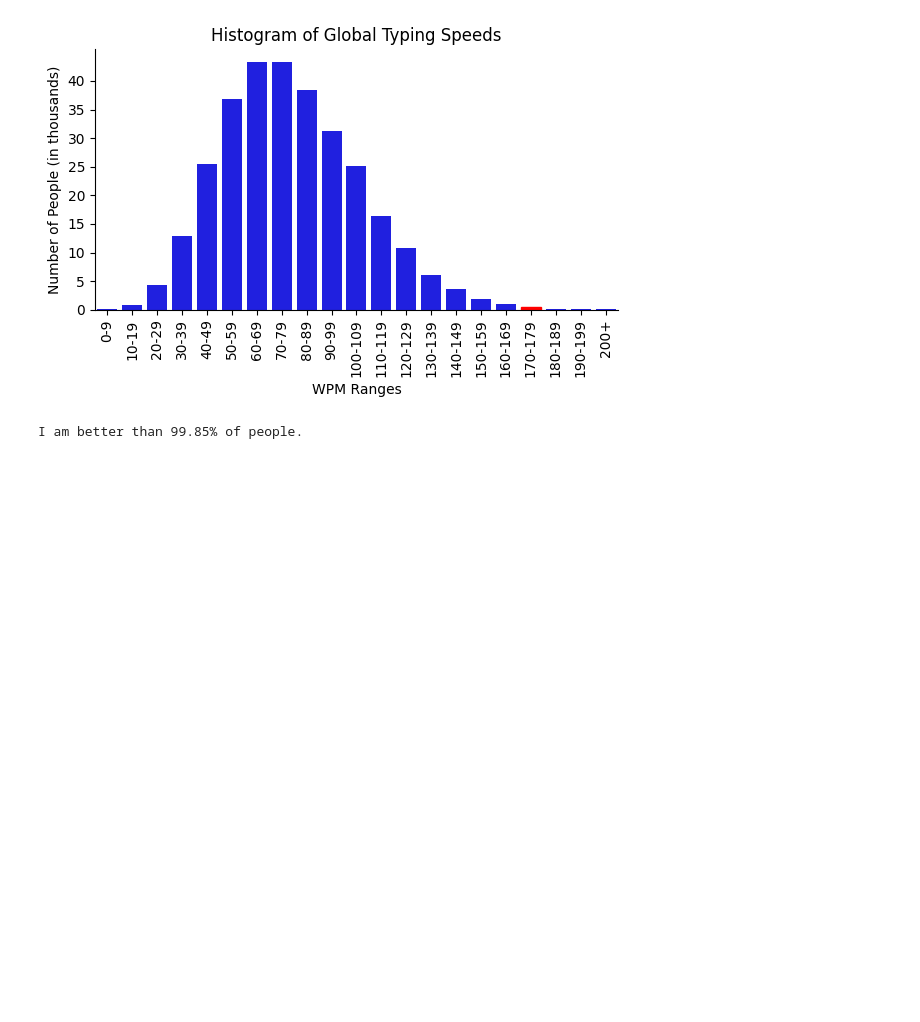
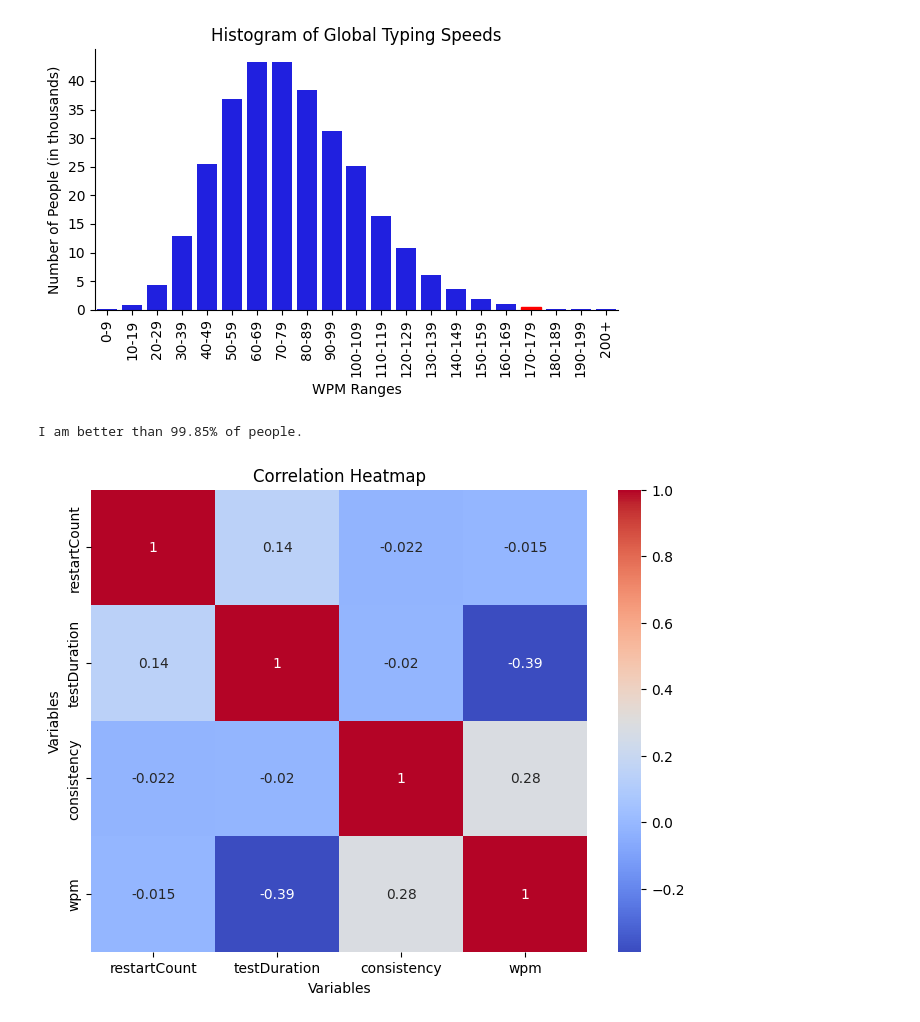
Before and after one commit to ani-tiwary/mathstatfinal, a Jupyter notebook: main.ipynb, the cells around one changed output. Saved outputs shown, nothing was run; the diff lists cells and outputs as text; code cells hidden in the pictures; blank space fills up the shorter version.

Commit message:
added more graphs and data

```diff
--- a/main.ipynb
+++ b/main.ipynb
@@ -102,3 +102,29 @@ percentile = data[data['WPM Range'] == '170-179']['Percentile'].values[0]
 print(f'I am better than {percentile:.2%}' + ' of people.')
 # %% [output]
 I am better than 99.85% of people.
+# %%
+import pandas as pd
+import seaborn as sns
+import matplotlib.pyplot as plt
+
+# Assuming you have a dataframe called 'df' with the variables you want to analyze
+
+# Select the variables you want to include in the heatmap
+variables = ['restartCount', 'testDuration', 'consistency', 'wpm']
+
+# Calculate the correlation matrix
+correlation_matrix = df[variables].corr()
+
+# Create the heatmap
+plt.figure(figsize=(8, 6))
+sns.heatmap(correlation_matrix, annot=True, cmap='coolwarm')
+
+# Set the title and labels
+plt.title('Correlation Heatmap')
+plt.xlabel('Variables')
+plt.ylabel('Variables')
+
+# Show the heatmap
+plt.show()
+# %% [output]
+[figure, added]
```
Also changed, not shown: parts of 1 cell of this notebook, 3 other files.
